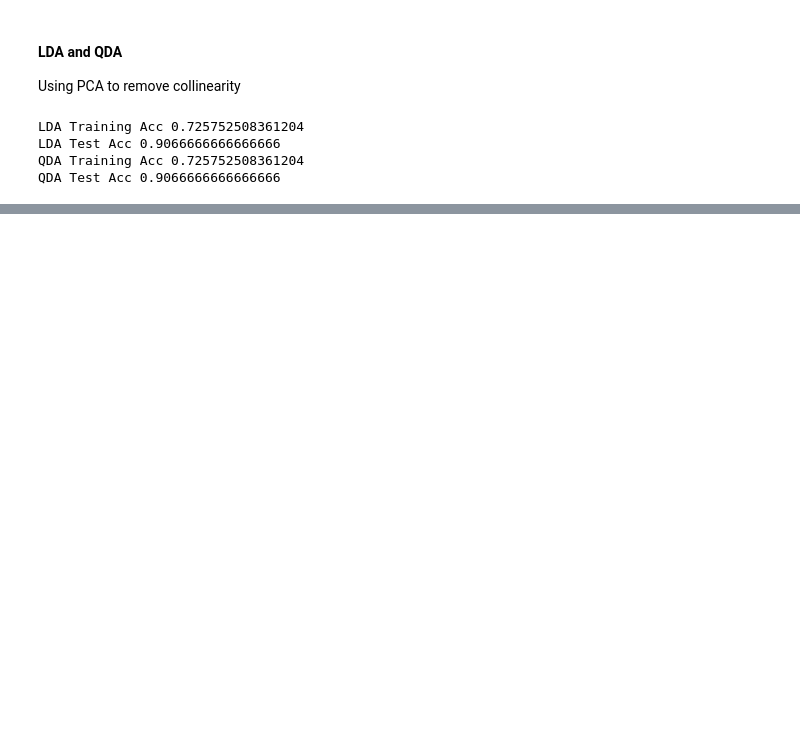
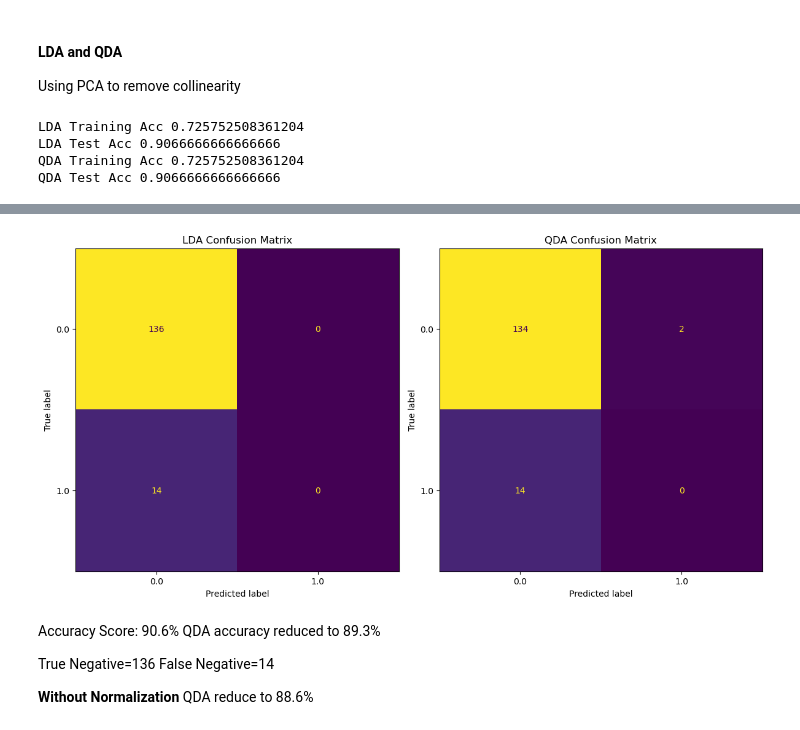
Before and after one commit to anushaKankipati/Donation-predictions, a Jupyter notebook: project.ipynb, the cells around one changed output, grey strips where cells are left out. Drawn from its saved outputs; the diff is of its cells as text; code cells hidden in the pictures; blank space fills up the shorter version.

```diff
--- a/project.ipynb
+++ b/project.ipynb
@@ -148,0 +247,33 @@ QDA Test Acc 0.9066666666666666
+# %%
+# Predict class labels for the test set
+lda_preds = lda.predict(X_test_reduced)
+qda_preds = qda.predict(X_test_reduced)
+
+# Generate confusion matrices
+lda_cm = confusion_matrix(y_test, lda_preds)
+qda_cm = confusion_matrix(y_test, qda_preds)
+
+# Plot confusion matrices
+fig, axes = plt.subplots(1, 2, figsize=(12, 6))
+
+ConfusionMatrixDisplay(lda_cm, display_labels=lda.classes_).plot(ax=axes[0], colorbar=False)
+axes[0].set_title('LDA Confusion Matrix')
+
+ConfusionMatrixDisplay(qda_cm, display_labels=qda.classes_).plot(ax=axes[1], colorbar=False)
+axes[1].set_title('QDA Confusion Matrix')
+
+plt.tight_layout()
+plt.show()
+# %% [output]
+[figure, added]
+# %% [markdown]
+Accuracy Score: 90.6%
+QDA accuracy reduced to 89.3%
+
+True Negative=136
+False Negative=14
+
+
+
+**Without Normalization**
+QDA reduce to 88.6%
```
Also changed, not shown: parts of 10 cells of this notebook, 1 other file.
